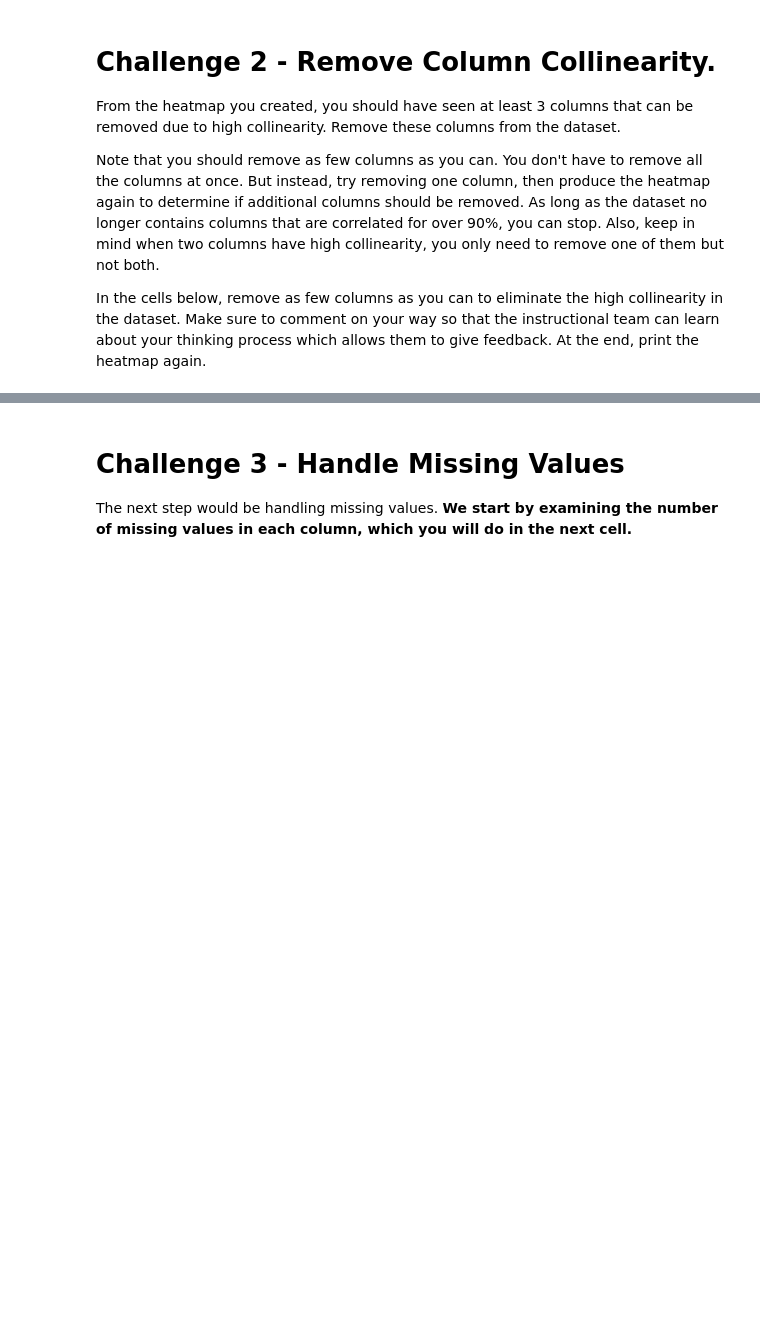
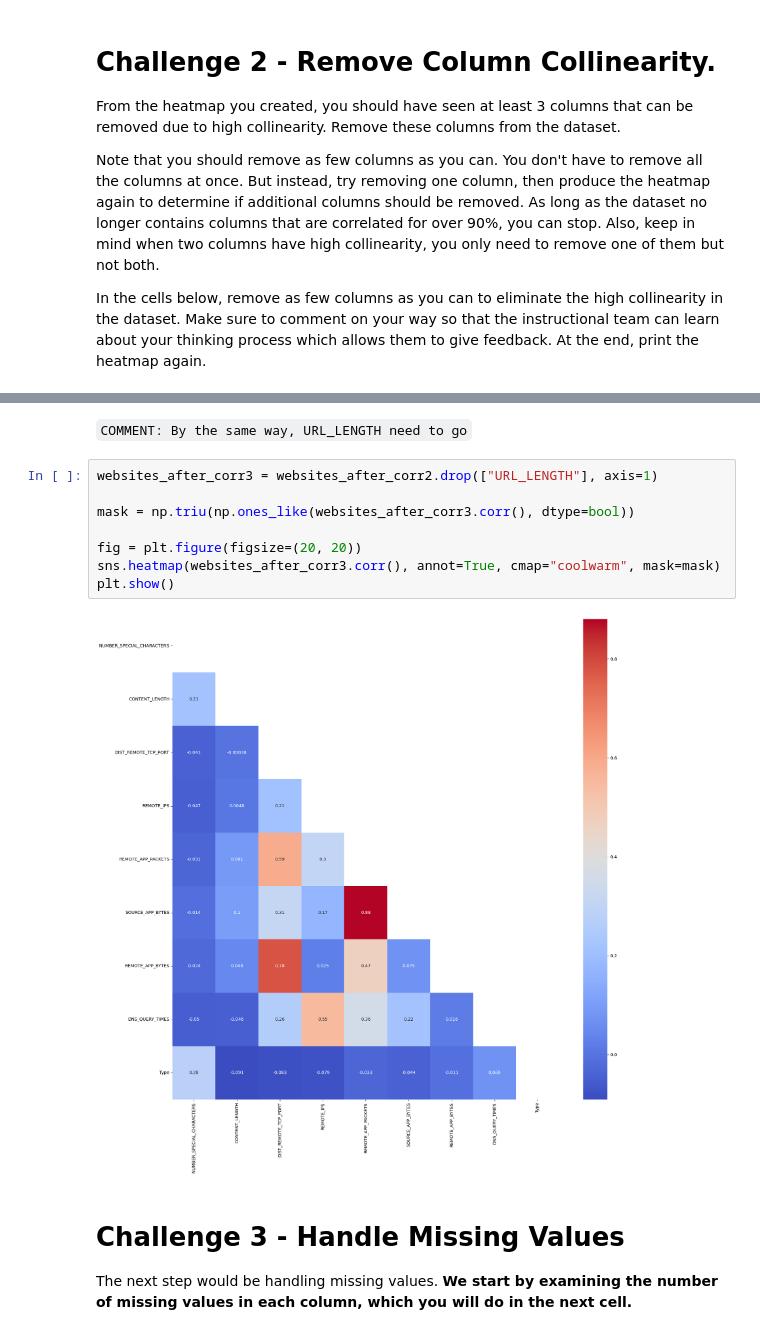
Before and after one commit to zepcerqueira/supervised-learning-classification, a Jupyter notebook: your-code/main.ipynb, the cells around one changed output, grey strips where cells are left out. Drawn from its saved outputs; the diff is of its cells as text; blank space fills up the shorter version.

```diff
--- a/your-code/main.ipynb
+++ b/your-code/main.ipynb
@@ -71,3 +160,15 @@ In the cells below, remove as few columns as you can to eliminate the high colli
+# %% [markdown]
+`COMMENT: By the same way, URL_LENGTH need to go`
+# %%
+websites_after_corr3 = websites_after_corr2.drop(["URL_LENGTH"], axis=1)
+
+mask = np.triu(np.ones_like(websites_after_corr3.corr(), dtype=bool))
+
+fig = plt.figure(figsize=(20, 20))
+sns.heatmap(websites_after_corr3.corr(), annot=True, cmap="coolwarm", mask=mask)
+plt.show()
+# %% [output]
+[figure, added]
 # %% [markdown]
 # Challenge 3 - Handle Missing Values
 
```
Also changed, not shown: parts of 69 cells of this notebook.
